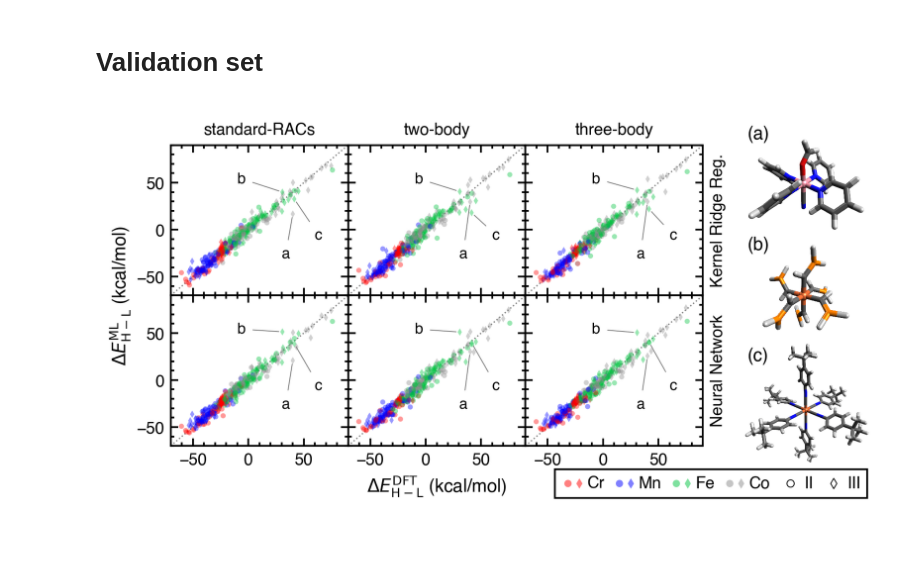
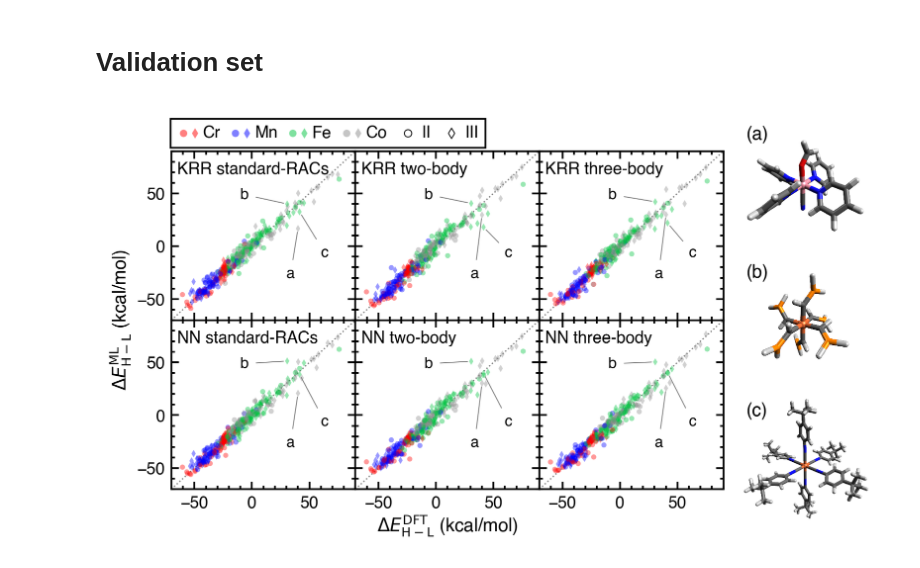
Before and after one commit to hjkgrp/many_body_ml, a Jupyter notebook: scripts_and_notebooks/plotting/parity_plot_sse_train_val_horizontal.ipynb, the cells around one changed output. Saved outputs shown, nothing was run; the diff lists cells and outputs as text; code cells hidden in the pictures; blank space fills up the shorter version.

Commit message:
Add model names on individual subplots

```diff
--- a/scripts_and_notebooks/plotting/parity_plot_sse_train_val_horizontal.ipynb
+++ b/scripts_and_notebooks/plotting/parity_plot_sse_train_val_horizontal.ipynb
@@ -89,17 +89,26 @@ for experiment in experiments:
          [[{{node Placeholder}}]]
+# %%
+display_names = {
+    "krr_standard_racs": "KRR standard-RACs",
+    "krr_two_body": "KRR two-body",
+    "krr_three_body": "KRR three-body",
+    "nn_standard_racs": "NN standard-RACs",
+    "nn_two_body": "NN two-body",
+    "nn_three_body": "NN three-body",
+}
 # %% [markdown]
 # Validation set
 # %%
 _, y_val = data_prep(df_val, LigandFeatures.STANDARD_RACS, TargetProperty.SSE, False)
 cores_val = df_val[["metal", "ox"]].apply(lambda x: f"{x.metal}{x.ox}", axis=1).values
 
-figsize = (5.91, 0.5 * 5.91)
+figsize = (5.91, 0.55 * 5.91)
 fig = plt.figure(figsize=figsize)
 gridspec_kw = {
     "left": 0.09,
-    "right": 0.78,
-    "top": 0.93,
-    "bottom": 0.15,
+    "right": 0.8,
+    "top": 0.91,
+    "bottom": 0.12,
     "hspace": 0.0,
     "wspace": 0.0,
 }
@@ -126,6 +135,8 @@ for experiment, ax in zip(experiments, axes.flatten()):
         markers,
         **scatter_kwargs,
     )
+    ax.text(lower_lim + 5, upper_lim - 10, display_names[experiment.name],
+            ha="left", va="top", fontsize=9)
     # Plot parity line:
     ax.plot(
         [lower_lim, upper_lim],
@@ -143,7 +154,7 @@ for experiment, ax in zip(experiments, axes.flatten()):
 
 fig.text(
     gridspec_kw["left"] + 0.5 * (gridspec_kw["right"] - gridspec_kw["left"]),
-    gridspec_kw["bottom"] - 0.12,
+    gridspec_kw["bottom"] - 0.10,
     "$\Delta E^\mathrm{DFT}_{\mathrm{H}-\mathrm{L}}$ (kcal/mol)",
     ha="center",
 )
@@ -155,18 +166,12 @@ fig.text(
     va="center",
 )
 
-for i, label in enumerate(["Kernel Ridge Reg.", "Neural Network"]):
-    axes[i, -1].set_ylabel(label, fontsize=9)
-    axes[i, -1].yaxis.set_label_position("right")
-for i, label in enumerate(["standard-RACs", "two-body", "three-body"]):
-    axes[0, i].set_title(label, fontsize=9)
-
 # Legend
 core_legend(
-    axes[-1, -1],
+    axes[0, 1],
     legend_kwargs=dict(
-        loc="lower left",
-        bbox_to_anchor=[0.12, -0.4],
+        loc="upper left",
+        bbox_to_anchor=[-1.05, 1.24],
         markerscale=0.9,
         handletextpad=0.08,
         ncols=6,
@@ -176,7 +181,7 @@ core_legend(
 
 annotations = [
     (251, "a", (30, -30)),
-    (51, "b", (-10, 50)),
+    (51, "b", (-10, 45)),
     (352, "c", (60, -10)),
 ]
 for experiment, ax in zip(experiments, axes.flatten()):
@@ -191,34 +196,34 @@ for experiment, ax in zip(experiments, axes.flatten()):
 
 inset_size = (1,)
 insets = [
     ("a", "plots/co_3_pyr_pyr_pyr_pyr_cyanide_formaldehyde_LS.png", 0.062, 0.5),
     (
         "b",
         "plots/fe_3_[CH+]=[PH2-]_[CH+]=[PH2-]_[CH+]=[PH2-]_[CH+]=[PH2-]_[CH+]=[PH2-]_[CH+]=[PH2-]_LS.png",
         0.044,
         0.55,
     ),
     ("c", "plots/fe_3_pisc_pisc_pisc_pisc_pisc_pisc_LS.png", 0.063, 0.51),
 ]
-x_offset = 4.9
-y_offset = 1.95
+x_offset = 4.85
+y_offset = 2.2
 for i, (s, path, scale, y) in enumerate(insets):
     ax = fig.add_axes(
         (
             (x_offset) / figsize[0],
-            (- 0.85 * i + y_offset) / figsize[1],
+            (- 1.05 * i + y_offset) / figsize[1],
             1 / figsize[0],
             1 / figsize[1],
         )
     )
     ax.text(0.05, 0.95, f"({s})", fontsize="medium", ha="left", va="top")
     im = mpimg.imread(path)
     imagebox = OffsetImage(im, zoom=scale)
     ab = AnnotationBbox(imagebox, (0.5, y), frameon=False)
     ax.add_artist(ab)
     ax.set_axis_off()
 
 
 fig.savefig("plots/parity_plot_sse_val_horizontal.pdf", dpi=400)
 # %% [output]
-[figure, old version]
+[figure, new version]
```
Also changed, not shown: parts of 2 cells of this notebook, 1 other file.
